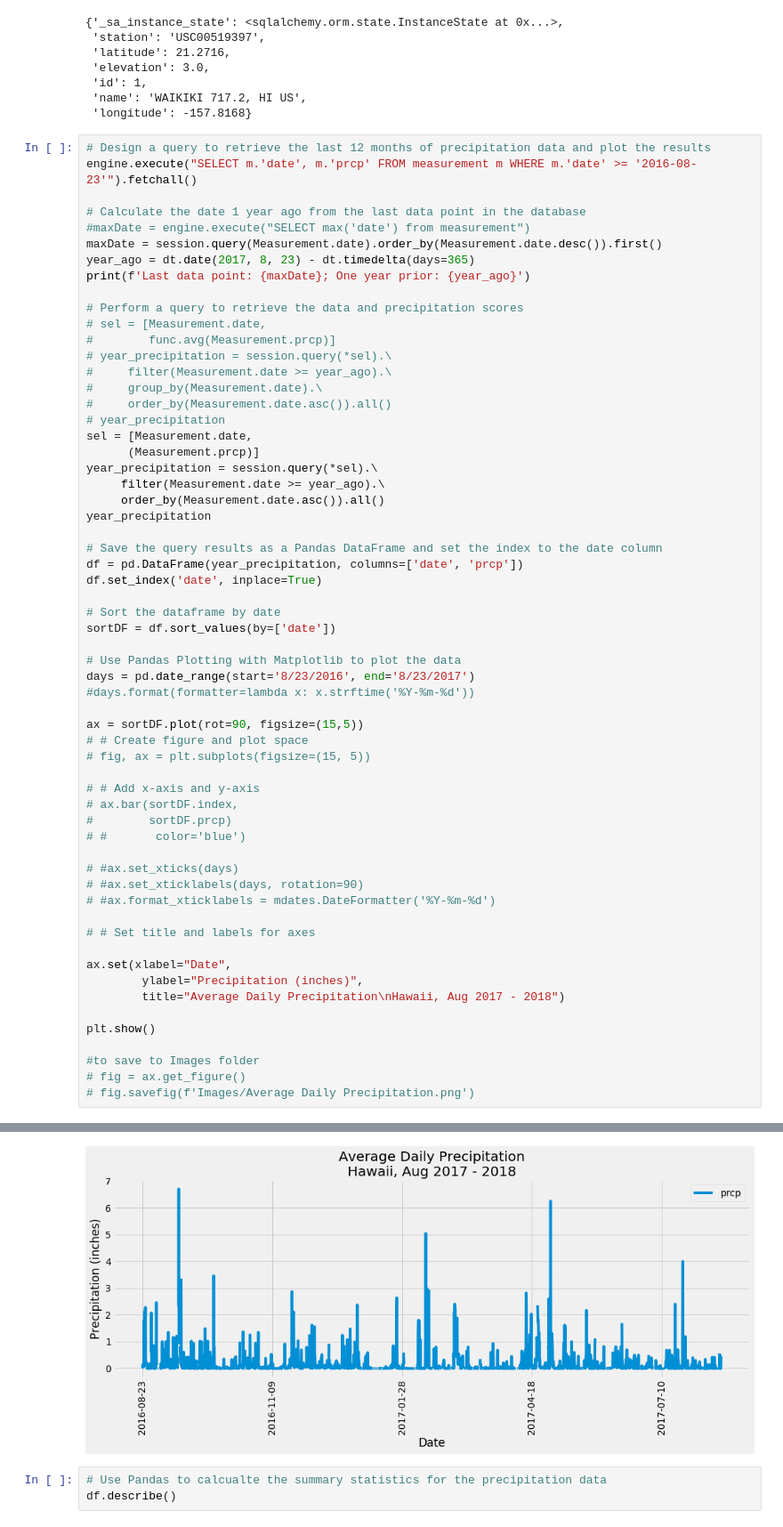
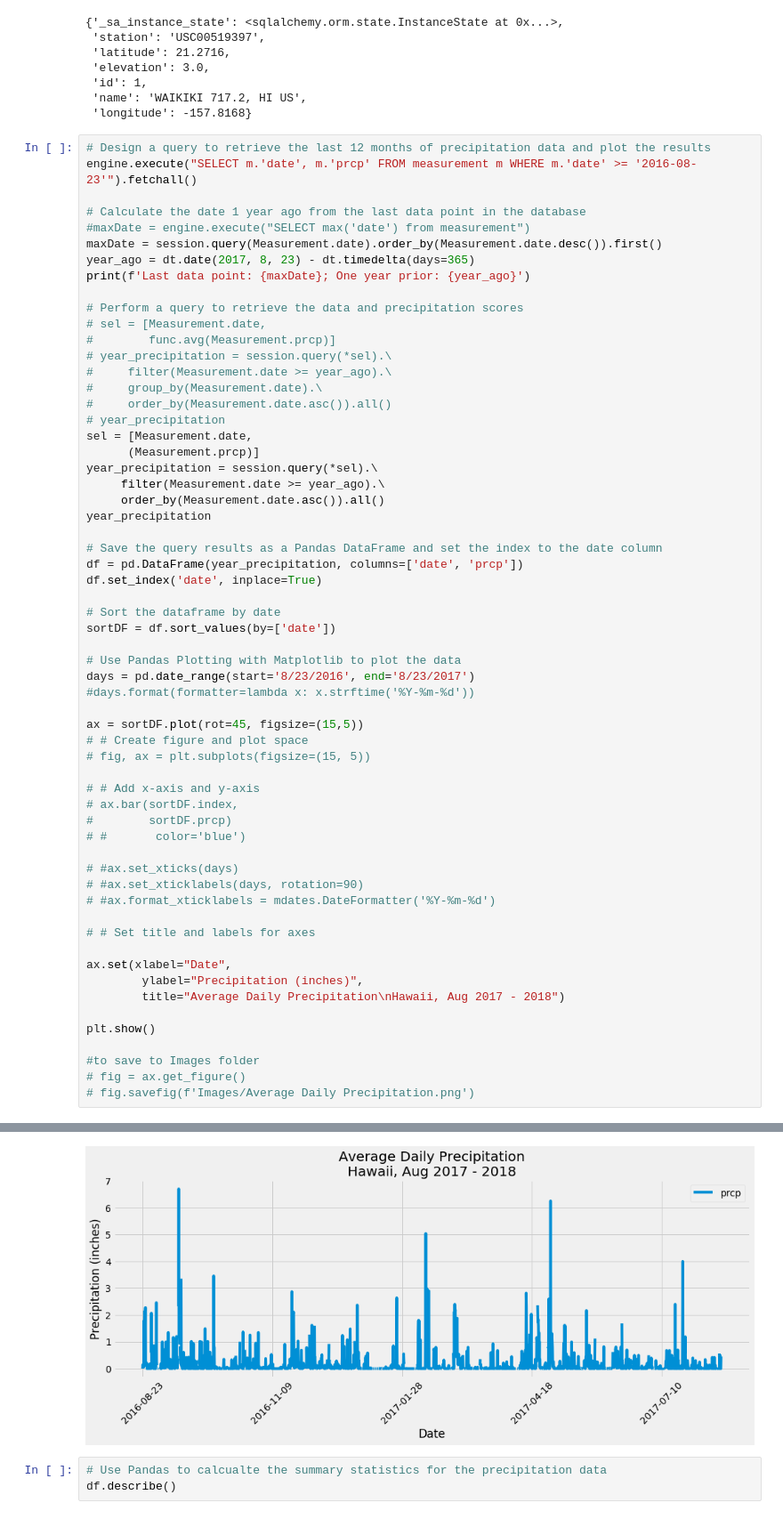
Before and after one commit to bbixby/sqlalchemy-challenge, a Jupyter notebook: climate_analysis.ipynb, the cells around one changed output, grey strips where cells are left out. Shown: that part at 89% size. Saved outputs shown, nothing was run; the diff lists cells and outputs as text.

```diff
--- a/climate_analysis.ipynb
+++ b/climate_analysis.ipynb
@@ -120,35 +120,35 @@ sortDF = df.sort_values(by=['date'])
 
 # Use Pandas Plotting with Matplotlib to plot the data
 days = pd.date_range(start='8/23/2016', end='8/23/2017')
 #days.format(formatter=lambda x: x.strftime('%Y-%m-%d'))
 
-ax = sortDF.plot(rot=90, figsize=(15,5))
+ax = sortDF.plot(rot=45, figsize=(15,5))
 # # Create figure and plot space
 # fig, ax = plt.subplots(figsize=(15, 5))
 
 # # Add x-axis and y-axis
 # ax.bar(sortDF.index,
 #        sortDF.prcp)
 # #       color='blue')
 
 # #ax.set_xticks(days)
 # #ax.set_xticklabels(days, rotation=90)
 # #ax.format_xticklabels = mdates.DateFormatter('%Y-%m-%d')
 
 # # Set title and labels for axes
 
 ax.set(xlabel="Date",
         ylabel="Precipitation (inches)",
         title="Average Daily Precipitation\nHawaii, Aug 2017 - 2018")
 
 plt.show()
 
 #to save to Images folder
 # fig = ax.get_figure()
 # fig.savefig(f'Images/Average Daily Precipitation.png')
 # %% [output]
 Last data point: ('2017-08-23',); One year prior: 2016-08-23
-[figure, old version]
+[figure, new version]
 # %%
 # Use Pandas to calcualte the summary statistics for the precipitation data
 df.describe()
```
